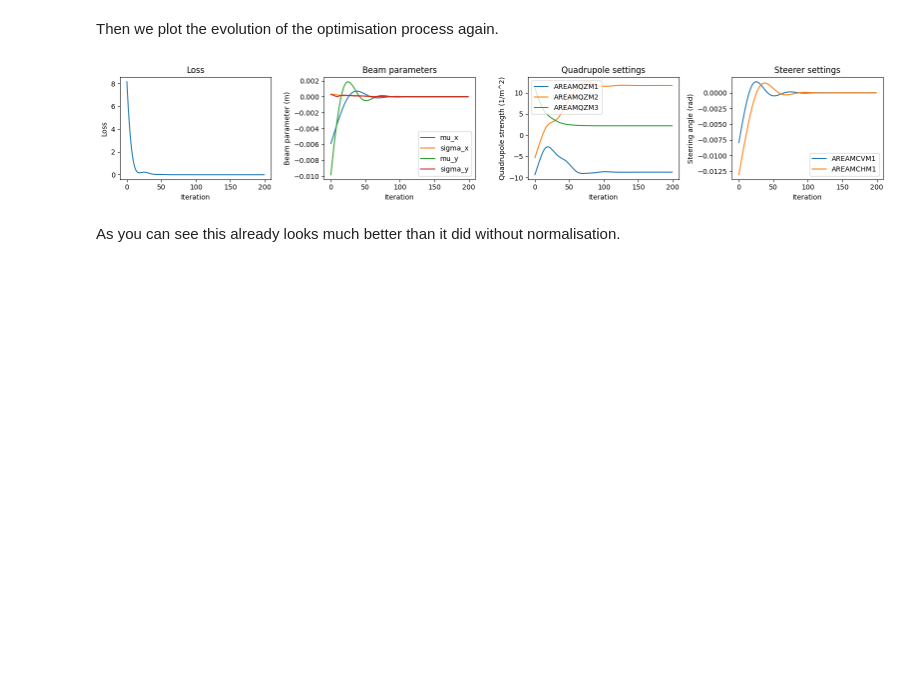
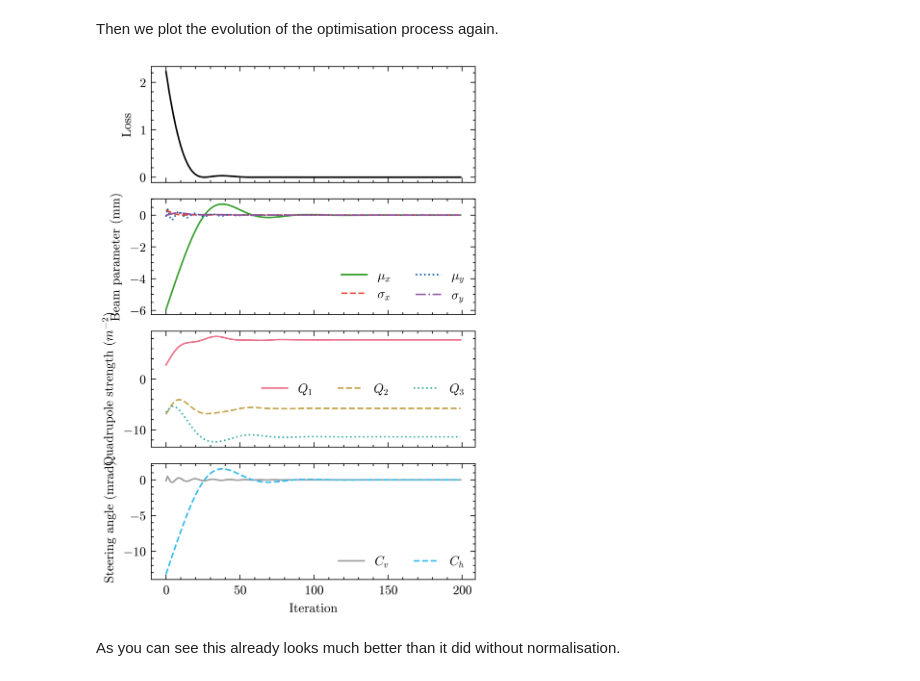
Before and after one commit to desy-ml/cheetah-demos, a Jupyter notebook: tuning/gradientbased.ipynb, the cells around one changed output. Saved outputs shown, nothing was run; the diff lists cells and outputs as text; code cells hidden in the pictures; blank space fills up the shorter version.

```diff
--- a/tuning/gradientbased.ipynb
+++ b/tuning/gradientbased.ipynb
@@ -257,46 +296,9 @@ Now we run or new `train_normalized` function with the same target beam as befor
 history = train_normalized(num_steps=200, target_beam_parameters=torch.zeros(4))
 # %% [markdown]
 Then we plot the evolution of the optimisation process again.
-# %%
-plt.figure(figsize=(16, 3))
-
-plt.subplot(1, 4, 1)
-plt.plot(history["loss"])
-# plt.yscale("log")
-plt.xlabel("Iteration")
-plt.ylabel("Loss")
-plt.title("Loss")
-
-plt.subplot(1, 4, 2)
-plt.plot([record[0] for record in history["beam_parameters"]], label="mu_x")
-plt.plot([record[1] for record in history["beam_parameters"]], label="sigma_x")
-plt.plot([record[2] for record in history["beam_parameters"]], label="mu_y")
-plt.plot([record[3] for record in history["beam_parameters"]], label="sigma_y")
-plt.xlabel("Iteration")
-plt.ylabel("Beam parameter (m)")
-plt.title("Beam parameters")
-plt.legend()
-
-plt.subplot(1, 4, 3)
-plt.plot([record[0] for record in history["magnet_settings"]], label="AREAMQZM1")
-plt.plot([record[1] for record in history["magnet_settings"]], label="AREAMQZM2")
-plt.plot([record[3] for record in history["magnet_settings"]], label="AREAMQZM3")
-plt.xlabel("Iteration")
-plt.ylabel("Quadrupole strength (1/m^2)")
-plt.title("Quadrupole settings")
-plt.legend()
-
-plt.subplot(1, 4, 4)
-plt.plot([record[2] for record in history["magnet_settings"]], label="AREAMCVM1")
-plt.plot([record[4] for record in history["magnet_settings"]], label="AREAMCHM1")
-plt.xlabel("Iteration")
-plt.ylabel("Steering angle (rad)")
-plt.title("Steerer settings")
-plt.legend()
-
-plt.tight_layout()
-plt.show()
-# %% [output]
-[figure, removed]
+# %%
+plot_history(history, save_path="tuning_convergence_example.pdf")
+# %% [output]
+[figure, added]
 # %% [markdown]
 As you can see this already looks much better than it did without normalisation.
```
Also changed, not shown: parts of 4 cells of this notebook, 3 other files.
